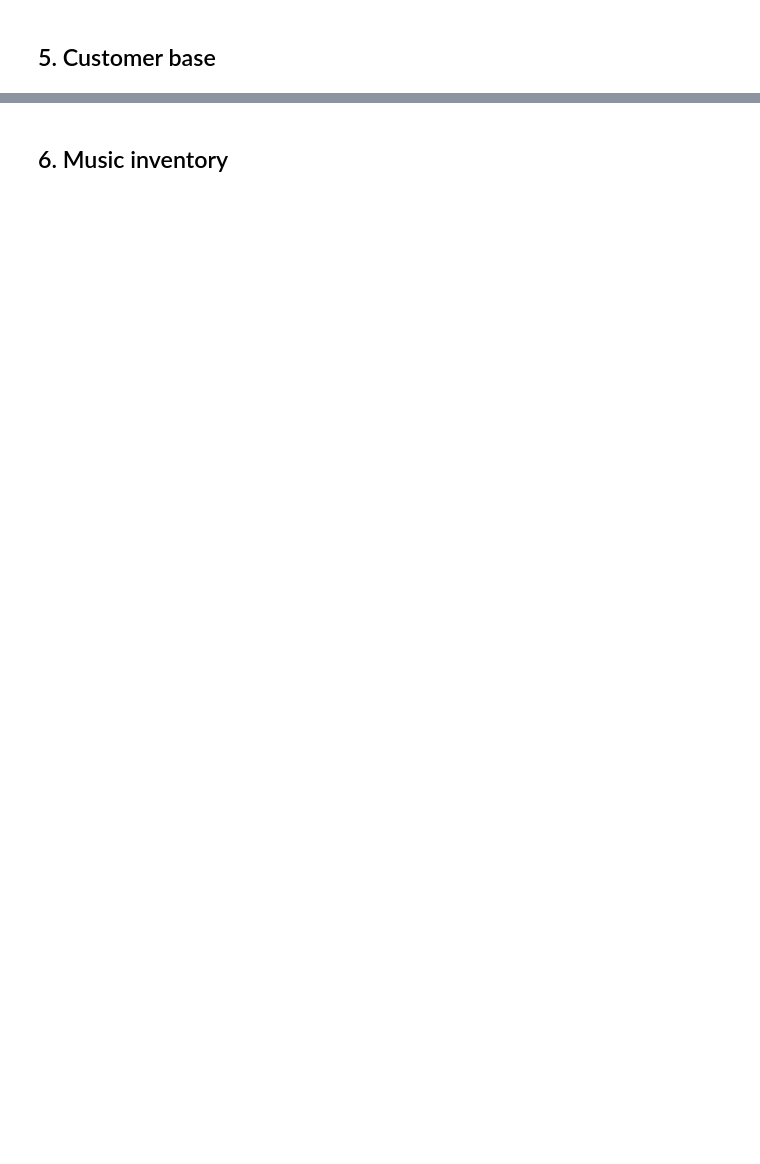
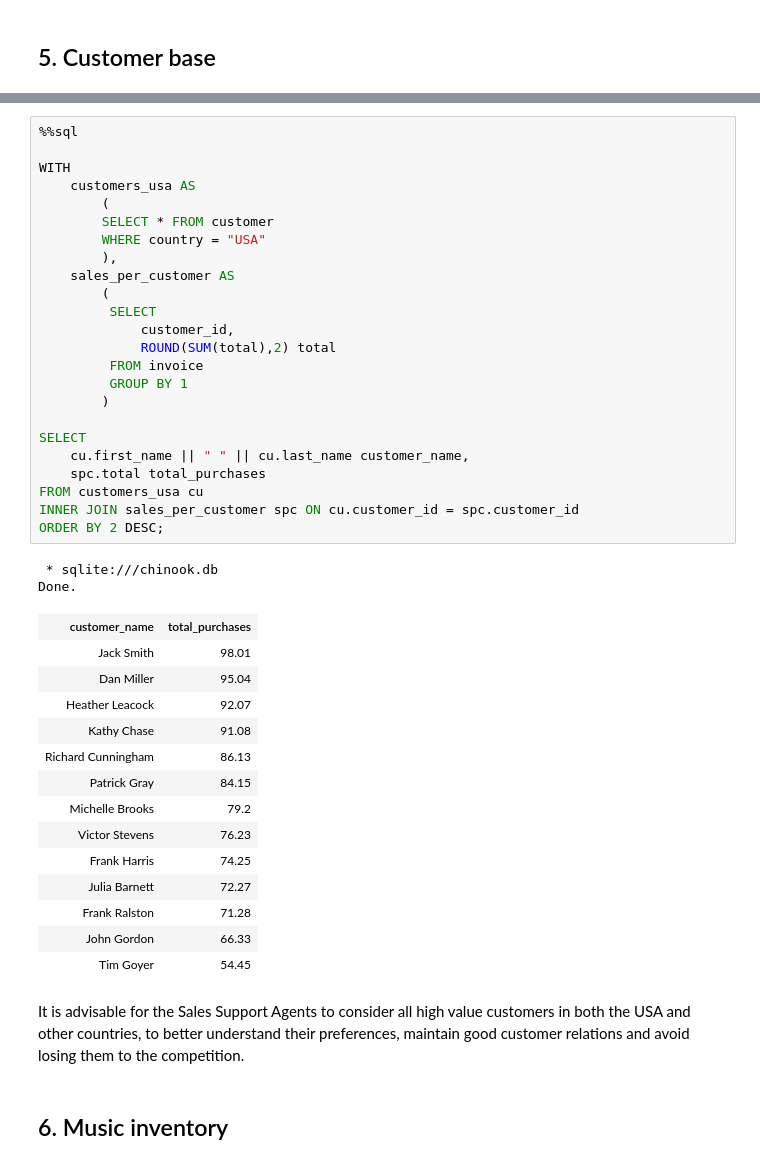
Before and after one commit to Rossel/Digital_Music_Store, a Jupyter notebook: Chinook_Music_Store.ipynb, the cells around one changed output, grey strips where cells are left out. Cells and saved outputs as stored; diff of their text form; blank space fills up the shorter version.

```diff
--- a/Chinook_Music_Store.ipynb
+++ b/Chinook_Music_Store.ipynb
@@ -363,2 +506,45 @@ The **USA** generates the most sales, followed by **Canada**, while average sale
+# %%
+%%sql
+
+WITH
+    customers_usa AS
+        (
+        SELECT * FROM customer
+        WHERE country = "USA"
+        ),
+    sales_per_customer AS
+        (
+         SELECT
+             customer_id,
+             ROUND(SUM(total),2) total
+         FROM invoice
+         GROUP BY 1
+        )
+
+SELECT
+    cu.first_name || " " || cu.last_name customer_name,
+    spc.total total_purchases
+FROM customers_usa cu
+INNER JOIN sales_per_customer spc ON cu.customer_id = spc.customer_id
+ORDER BY 2 DESC;
+# %% [output]
+ * sqlite:///chinook.db
+Done.
+| customer_name | total_purchases |
+| Jack Smith | 98.01 |
+| Dan Miller | 95.04 |
+| Heather Leacock | 92.07 |
+| Kathy Chase | 91.08 |
+| Richard Cunningham | 86.13 |
+| Patrick Gray | 84.15 |
+| Michelle Brooks | 79.2 |
+| Victor Stevens | 76.23 |
+| Frank Harris | 74.25 |
+| Julia Barnett | 72.27 |
+| Frank Ralston | 71.28 |
+| John Gordon | 66.33 |
+| Tim Goyer | 54.45 |
+# %% [markdown]
+It is advisable for the Sales Support Agents to consider all high value customers in both the USA and other countries, to better understand their preferences, maintain good customer relations and avoid losing them to the competition.
 # %% [markdown]
 ## 6. Music inventory
```
Also changed, not shown: parts of 34 cells of this notebook.
